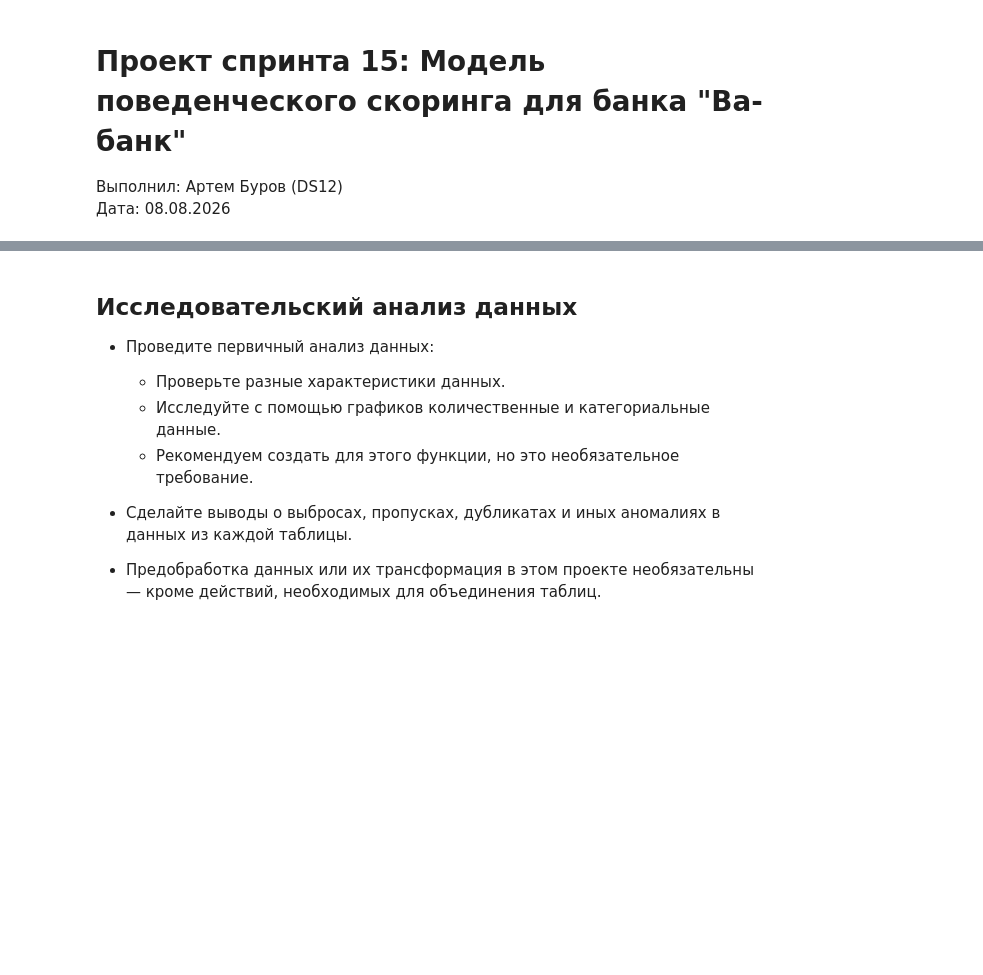
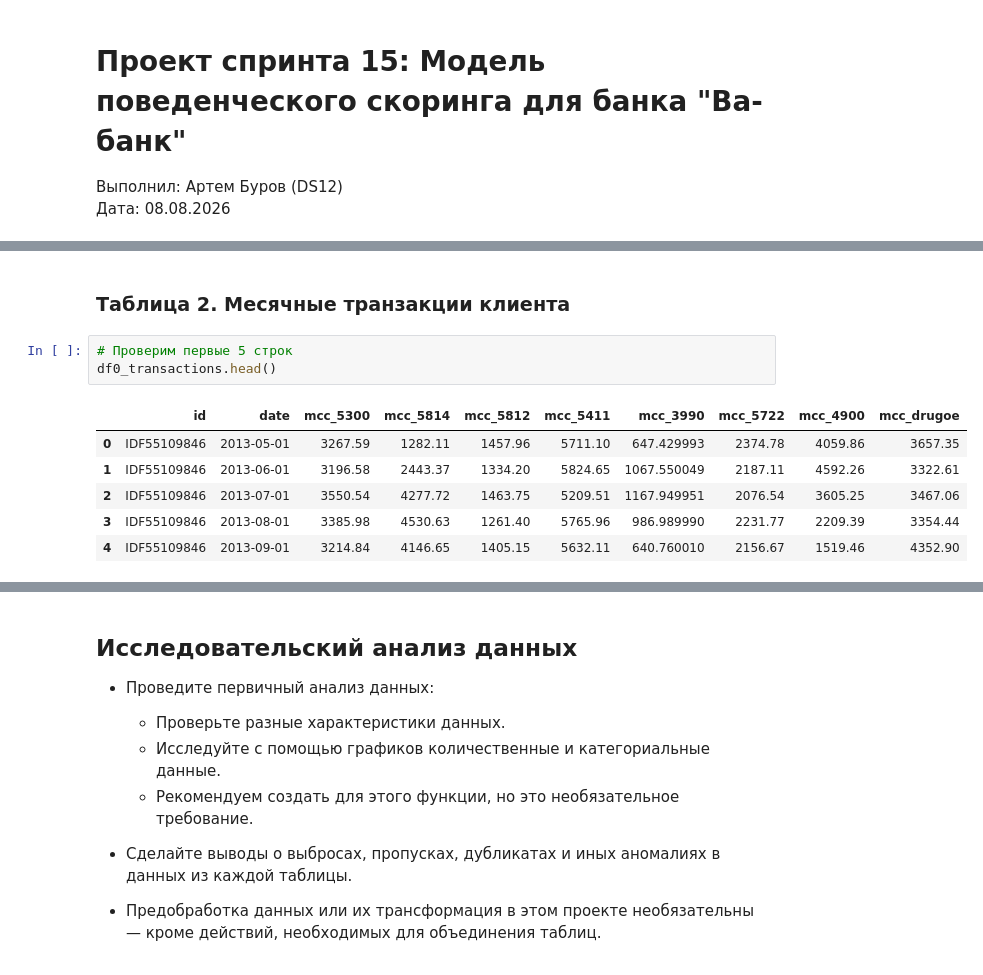
Before and after one commit to TemaQDX/sprint_15_project_behavioral_scoring, a Jupyter notebook: sprint_15_project_behavioral_scoring_Artem_Burov.ipynb, the cells around one changed output, grey strips where cells are left out. Cells and saved outputs as stored; diff of their text form; blank space fills up the shorter version.

```diff
--- a/sprint_15_project_behavioral_scoring_Artem_Burov.ipynb
+++ b/sprint_15_project_behavioral_scoring_Artem_Burov.ipynb
@@ -238,0 +319,12 @@ def show_missing_stats(df):
+# %% [markdown]
+### Таблица 2. Месячные транзакции клиента
+# %%
+# Проверим первые 5 строк
+df0_transactions.head()
+# %% [output]
+|  | id | date | mcc_5300 | mcc_5814 | mcc_5812 | mcc_5411 | mcc_3990 | mcc_5722 | mcc_4900 | mcc_drugoe |
+| 0 | IDF55109846 | 2013-05-01 | 3267.59 | 1282.11 | 1457.96 | 5711.10 | 647.429993 | 2374.78 | 4059.86 | 3657.35 |
+| 1 | IDF55109846 | 2013-06-01 | 3196.58 | 2443.37 | 1334.20 | 5824.65 | 1067.550049 | 2187.11 | 4592.26 | 3322.61 |
+| 2 | IDF55109846 | 2013-07-01 | 3550.54 | 4277.72 | 1463.75 | 5209.51 | 1167.949951 | 2076.54 | 3605.25 | 3467.06 |
+| 3 | IDF55109846 | 2013-08-01 | 3385.98 | 4530.63 | 1261.40 | 5765.96 | 986.989990 | 2231.77 | 2209.39 | 3354.44 |
+| 4 | IDF55109846 | 2013-09-01 | 3214.84 | 4146.65 | 1405.15 | 5632.11 | 640.760010 | 2156.67 | 1519.46 | 4352.90 |
```
Also changed, not shown: parts of 40 cells of this notebook.
